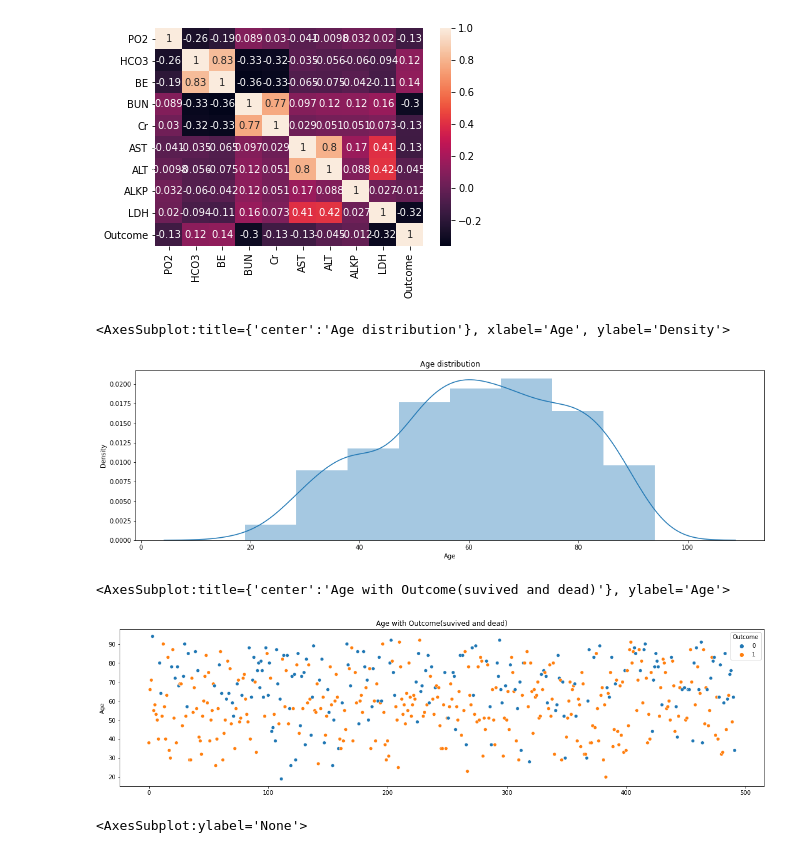
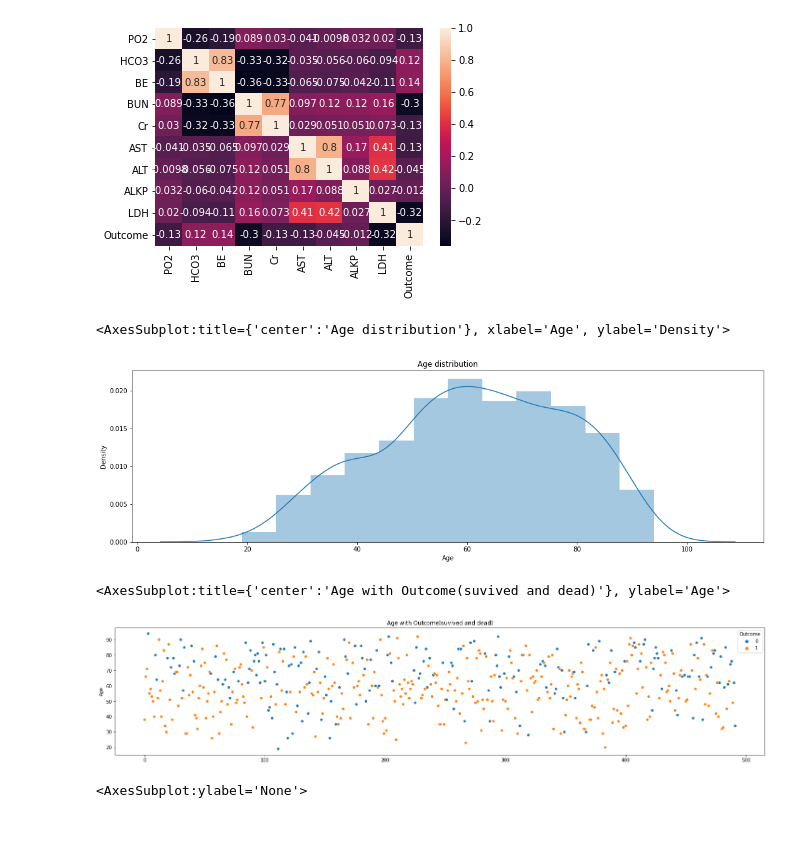
Before and after one commit to ashu741/MiniProject_5th_Sem_2015202, a Jupyter notebook: AshutoshKumarGupta_5thSem_Miniproject_2015202.ipynb, the cells around one changed output. Cells and saved outputs as stored; diff of their text form; code cells hidden in the pictures.

```diff
--- a/AshutoshKumarGupta_5thSem_Miniproject_2015202.ipynb
+++ b/AshutoshKumarGupta_5thSem_Miniproject_2015202.ipynb
@@ -174,17 +205,17 @@ sns.heatmap(dataset.iloc[:,28:].corr(),annot=True)
 # %%
 plt.figure(figsize=(18,5))
 plt.title('Age distribution')
-sns.distplot(a=dataset['Age'], bins=8 )
+sns.distplot(dataset['Age'])
 # %% [output]
 <AxesSubplot:title={'center':'Age distribution'}, xlabel='Age', ylabel='Density'>
-[figure, old version]
+[figure, new version]
 # %%
-plt.figure(figsize=(20,5))
+plt.figure(figsize=(25,5))
 plt.title("Age with Outcome(suvived and dead)")
 sns.scatterplot(x=dataset.index, y=dataset['Age'], hue=dataset.Outcome)
 # %% [output]
 <AxesSubplot:title={'center':'Age with Outcome(suvived and dead)'}, ylabel='Age'>
-[figure, old version]
+[figure, new version]
 # %%
 dataset.groupby('Outcome').size().plot(kind='pie', autopct='%.2f')
 # %% [output]
```
Also changed, not shown: parts of 11 cells of this notebook.
